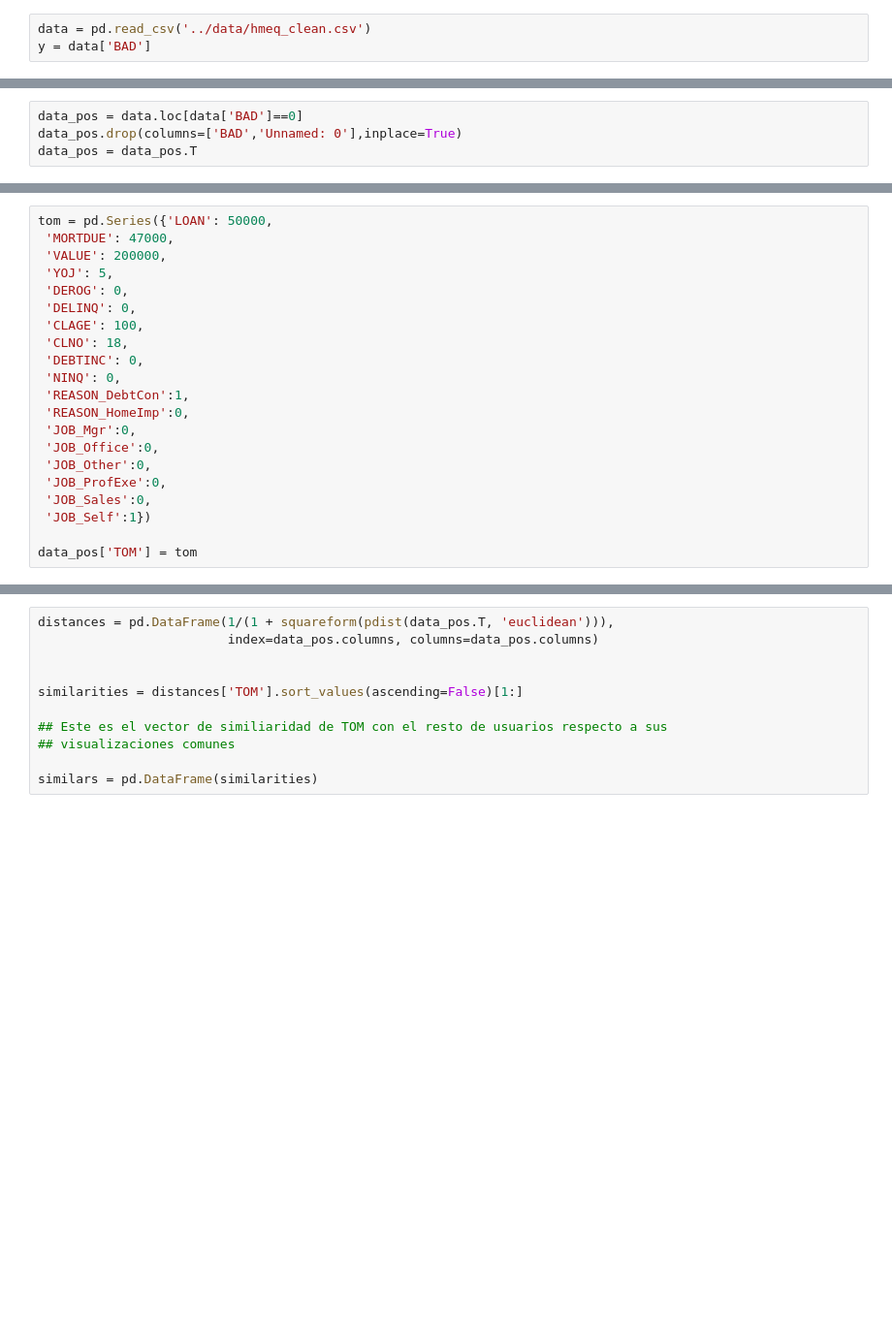
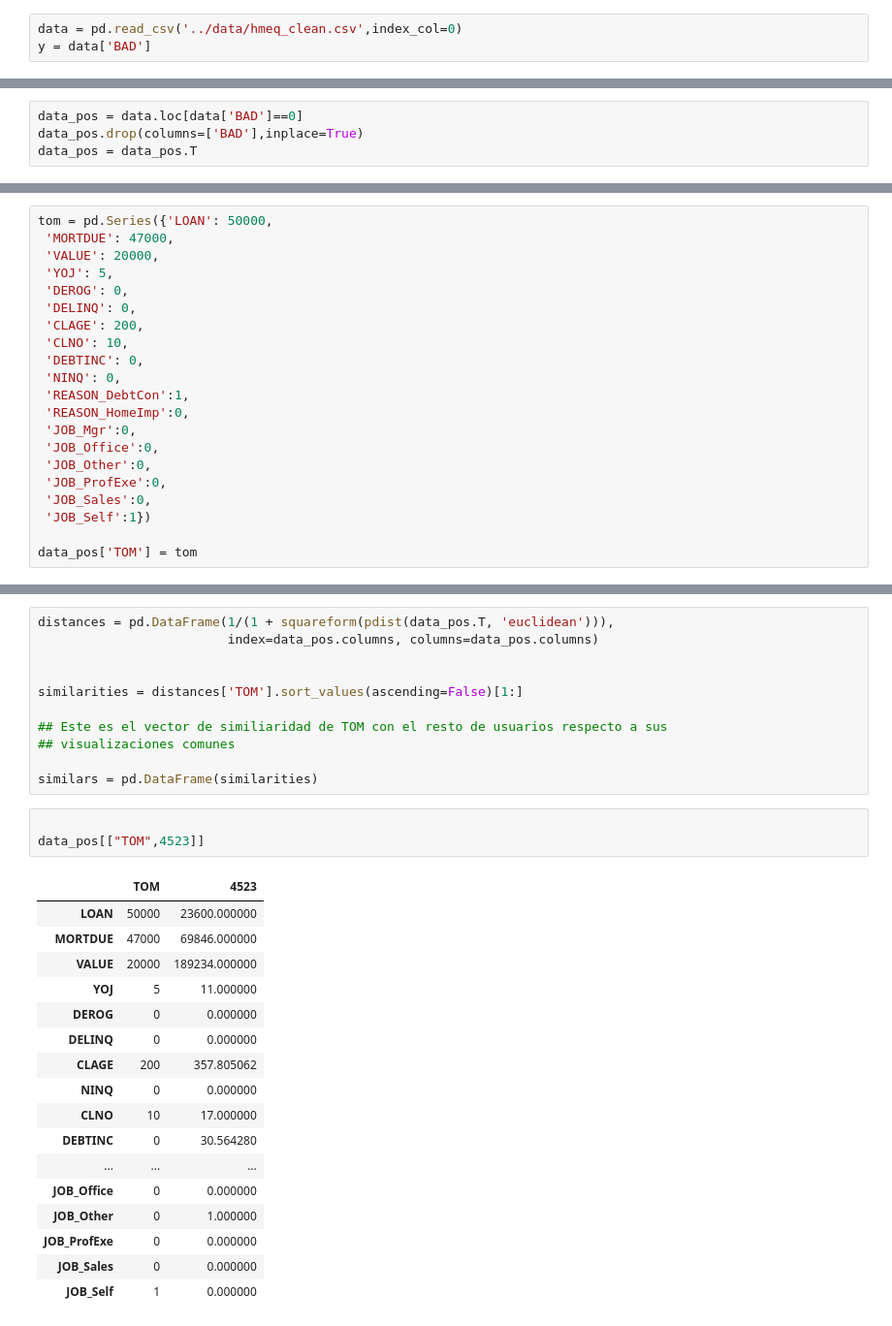
Before and after one commit to lusuelves/CreditRisk, a Jupyter notebook: code/recommender.ipynb, the cells around one changed output, grey strips where cells are left out. Shown: that part at 97% size. Saved outputs shown, nothing was run; the diff lists cells and outputs as text; blank space fills up the shorter version.

```diff
--- a/code/recommender.ipynb
+++ b/code/recommender.ipynb
@@ -2,7 +2,7 @@
 import pandas as pd
 import numpy as np
 # %%
-data = pd.read_csv('../data/hmeq_clean.csv')
+data = pd.read_csv('../data/hmeq_clean.csv',index_col=0)
 y = data['BAD']
 # %%
 from sklearn.linear_model import LogisticRegression
@@ -24,7 +24,7 @@ RandomForestClassifier(bootstrap=True, class_weight=None, criterion='gini',
             warm_start=False)
 # %%
 data_pos = data.loc[data['BAD']==0]
-data_pos.drop(columns=['BAD','Unnamed: 0'],inplace=True)
+data_pos.drop(columns=['BAD'],inplace=True)
 data_pos = data_pos.T
 # %% [output]
 A value is trying to be set on a copy of a slice from a DataFrame
@@ -49,12 +49,12 @@ distances.head()
 # %%
 tom = pd.Series({'LOAN': 50000,
  'MORTDUE': 47000,
- 'VALUE': 200000,
+ 'VALUE': 20000,
  'YOJ': 5,
  'DEROG': 0,
  'DELINQ': 0,
- 'CLAGE': 100,
- 'CLNO': 18,
+ 'CLAGE': 200,
+ 'CLNO': 10,
  'DEBTINC': 0,
  'NINQ': 0,
  'REASON_DebtCon':1,
@@ -82,6 +82,27 @@ similarities = distances['TOM'].sort_values(ascending=False)[1:]
 ## visualizaciones comunes
 
 similars = pd.DataFrame(similarities)
+# %%
+
+data_pos[["TOM",4523]]
+# %% [output]
+|  | TOM | 4523 |
+| LOAN | 50000 | 23600.000000 |
+| MORTDUE | 47000 | 69846.000000 |
+| VALUE | 20000 | 189234.000000 |
+| YOJ | 5 | 11.000000 |
+| DEROG | 0 | 0.000000 |
+| DELINQ | 0 | 0.000000 |
+| CLAGE | 200 | 357.805062 |
+| NINQ | 0 | 0.000000 |
+| CLNO | 10 | 17.000000 |
+| DEBTINC | 0 | 30.564280 |
+| ... | ... | ... |
+| JOB_Office | 0 | 0.000000 |
+| JOB_Other | 0 | 1.000000 |
+| JOB_ProfExe | 0 | 0.000000 |
+| JOB_Sales | 0 | 0.000000 |
+| JOB_Self | 1 | 0.000000 |
 # %%
 cols = ['JOB_Self','JOB_Mgr','JOB_Other','JOB_Office','JOB_ProfExe',
         'REASON_DebtCon','REASON_HomeImp','DEROG','DELINQ']
```
Also changed, not shown: parts of 61 cells of this notebook, 5 other files.
